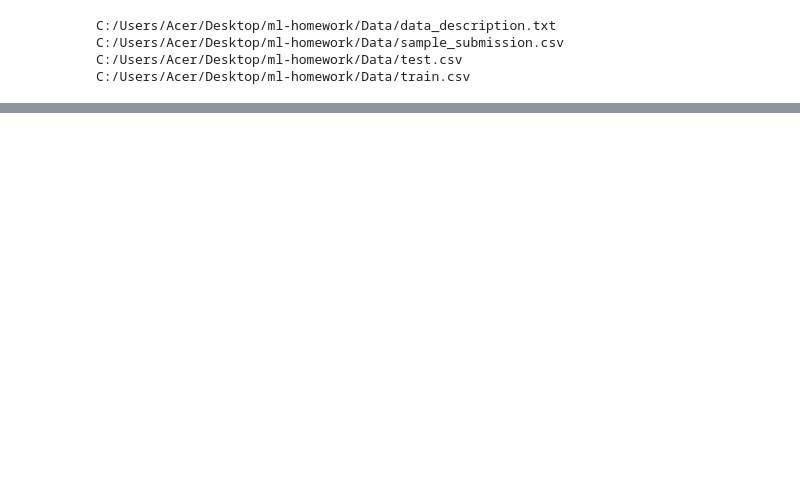
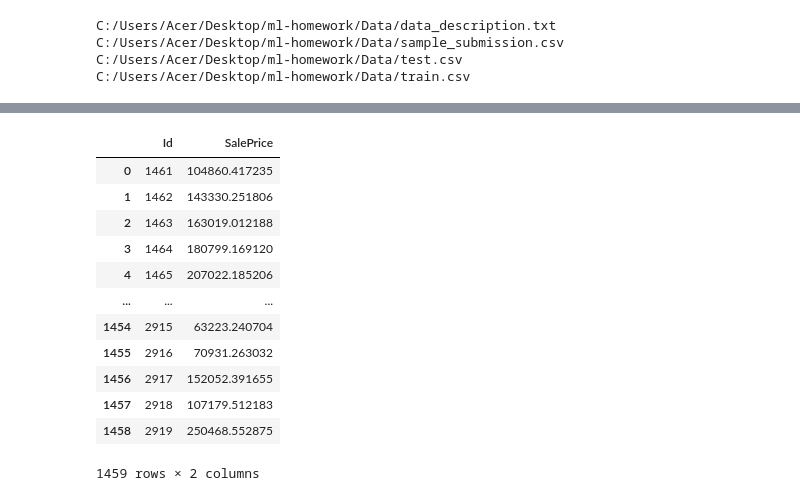
Before and after one commit to gbend22/ml-homework, a Jupyter notebook: model_inference.ipynb, the cells around one changed output, grey strips where cells are left out. Cells and saved outputs as stored; diff of their text form; code cells hidden in the pictures; blank space fills up the shorter version.

```diff
--- a/model_inference.ipynb
+++ b/model_inference.ipynb
@@ -33,0 +44,23 @@ MlflowException: Run '34755db6ae704dc89a3ab07c912e9f33' not found
+# %%
+predictions = loaded_model.predict(X_kaggle_test)
+
+submission = pd.DataFrame({
+    'Id': df_test['Id'],
+    'SalePrice': predictions
+})
+submission.to_csv('submission.csv', index=False)
+submission
+# %% [output]
+|  | Id | SalePrice |
+| 0 | 1461 | 104860.417235 |
+| 1 | 1462 | 143330.251806 |
+| 2 | 1463 | 163019.012188 |
+| 3 | 1464 | 180799.169120 |
+| 4 | 1465 | 207022.185206 |
+| ... | ... | ... |
+| 1454 | 2915 | 63223.240704 |
+| 1455 | 2916 | 70931.263032 |
+| 1456 | 2917 | 152052.391655 |
+| 1457 | 2918 | 107179.512183 |
+| 1458 | 2919 | 250468.552875 |
+1459 rows × 2 columns
```
Also changed, not shown: parts of 4 cells of this notebook, 3 other files.
